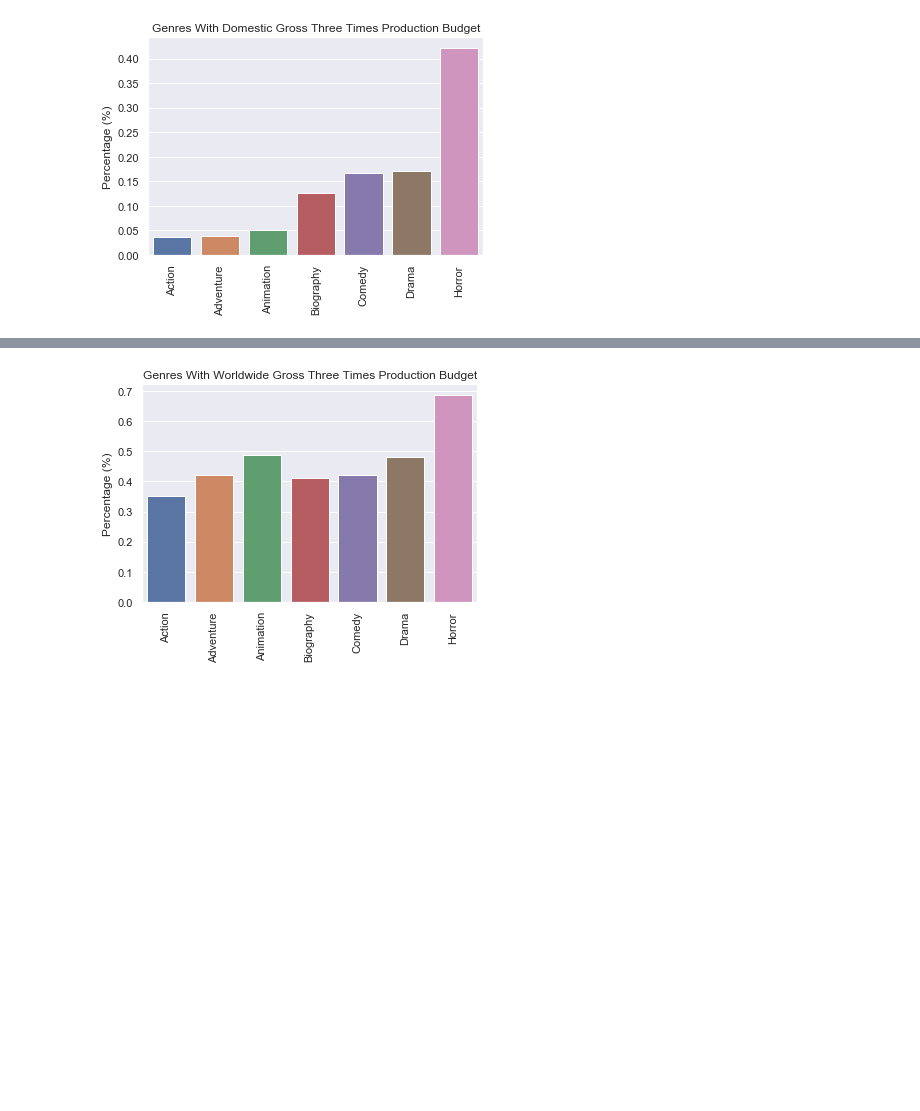
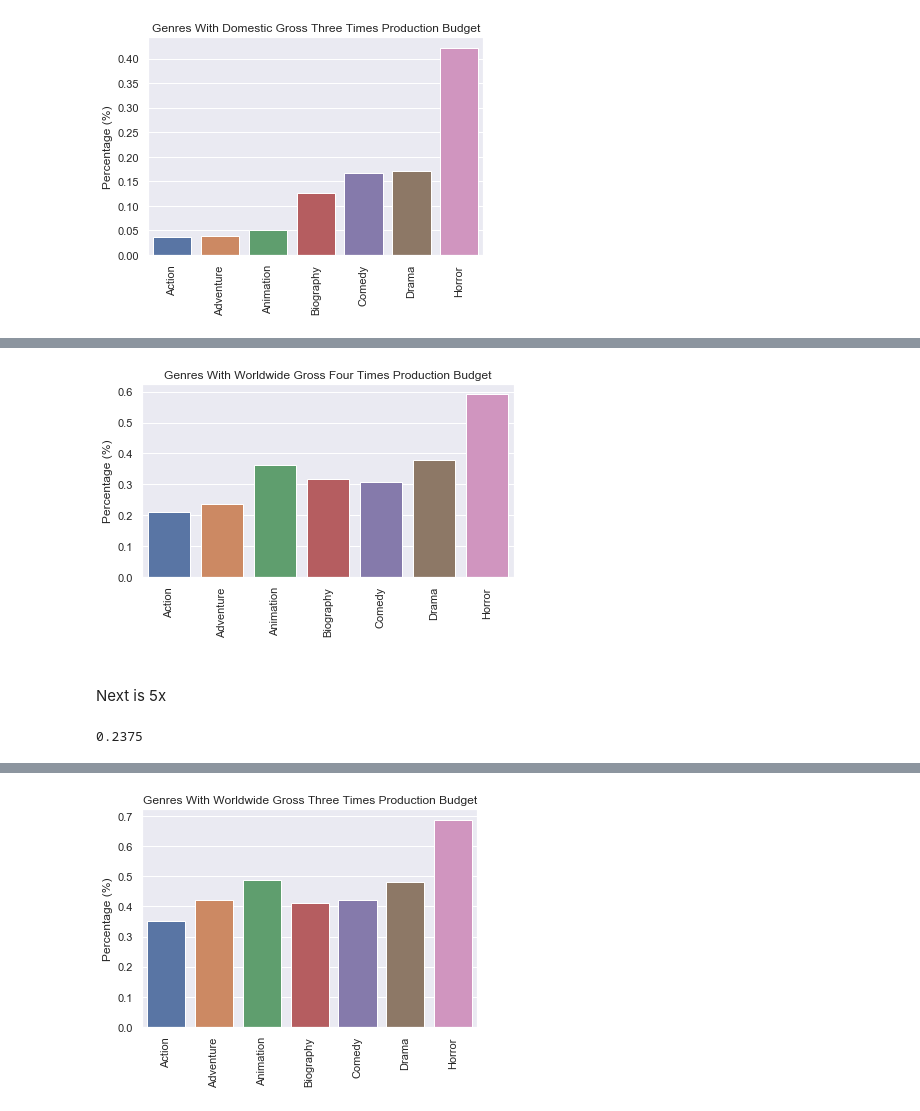
Before and after one commit to stereopickle/DS_movie_EDA, a Jupyter notebook: jupyternotebooks/05_animation_lump.ipynb, the cells around one changed output, grey strips where cells are left out. Saved outputs shown, nothing was run; the diff lists cells and outputs as text; code cells hidden in the pictures; blank space fills up the shorter version.

Commit message:
Reworked some of the graphs to show higher levels of revenue gap between worldwide gross and production budget

```diff
--- a/jupyternotebooks/05_animation_lump.ipynb
+++ b/jupyternotebooks/05_animation_lump.ipynb
@@ -194,0 +197,29 @@ plt.show()
+# %%
+df['four_times']  = df['worldwide_gross'] >= 4 * df.production_budget
+# %%
+four_df = df.groupby(['new_genre']).four_times.value_counts(normalize = True)
+# %%
+action_4 = four_df.loc['Action'][True]
+advent_4 = four_df.loc['Adventure'][True]
+ani_4 = four_df.loc['Animation'][True]
+bio_4 = four_df.loc['Biography'][True]
+comedy_4 = four_df.loc['Comedy'][True]
+drama_4 = four_df.loc['Drama'][True]
+horror_4 = four_df.loc['Horror'][True]
+ls_4_wld = [action_4, advent_4, ani_4,bio_4,comedy_4,drama_4,horror_4]
+# %%
+Y = ls_4_wld
+X = ['Action','Adventure','Animation','Biography','Comedy','Drama','Horror']
+
+sns.barplot(X, Y)
+plt.title("Genres With Worldwide Gross Four Times Production Budget")
+plt.ylabel("Percentage (%)")
+plt.xticks(rotation = 90)
+plt.tight_layout()
+plt.savefig("four_x_wld_gross.png")
+plt.show()
+# %% [output]
+[figure, added]
+# %% [markdown]
+####
+Next is 5x
@@ -194,0 +239,4 @@ plt.show()
+# %%
+ani_5
+# %% [output]
+0.2375
```
Also changed, not shown: parts of 7 cells of this notebook.
